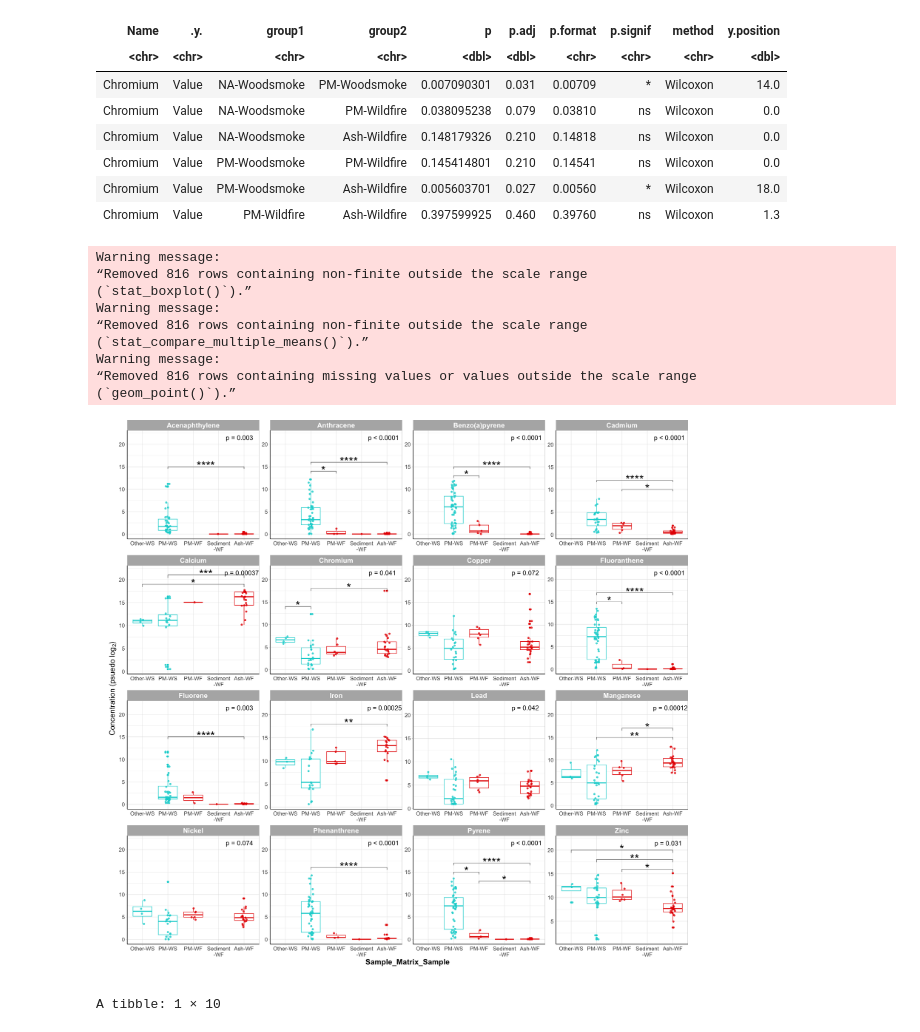
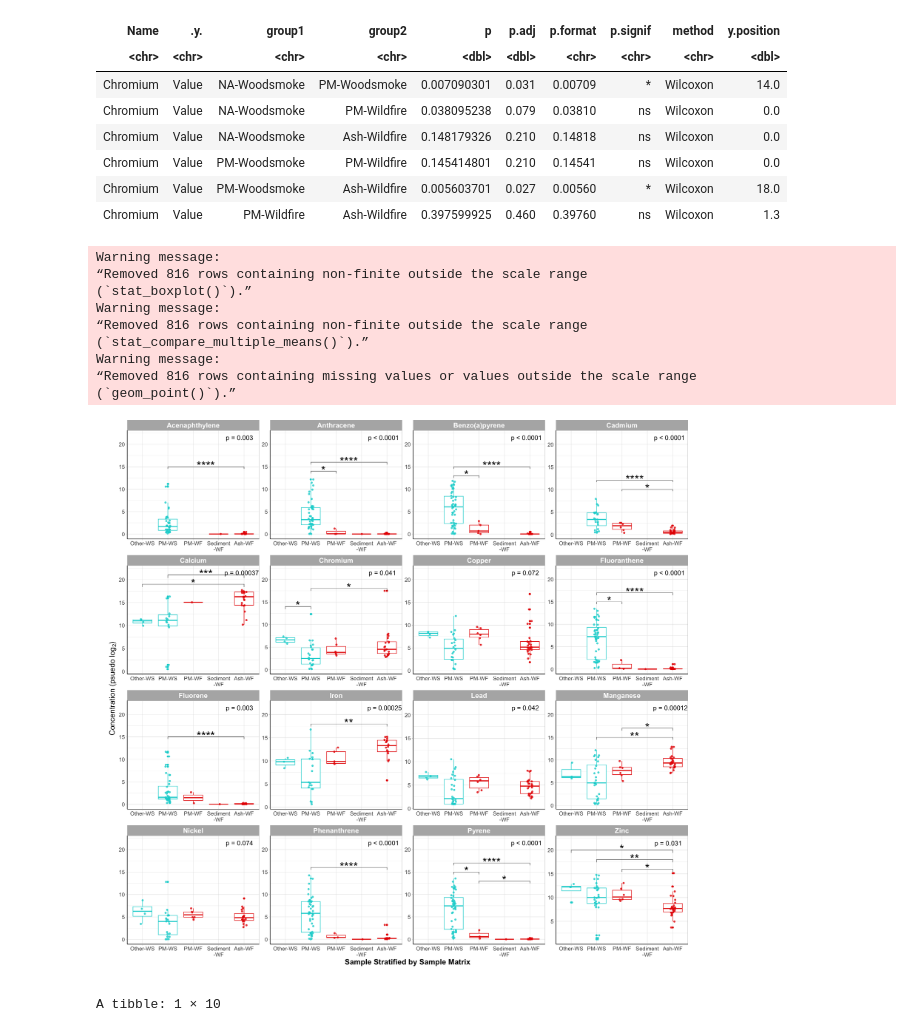
Before and after one commit to UNC-CEMALB/P1015.-Wildfire_Suffcient_Similiarity, a Jupyter notebook: 3. Individual Distribution Analyses/Boxplots.ipynb, the cells around one changed output. Cells and saved outputs as stored; diff of their text form; code cells hidden in the pictures.

```diff
--- a/3. Individual Distribution Analyses/Boxplots.ipynb
+++ b/3. Individual Distribution Analyses/Boxplots.ipynb
@@ -757,35 +757,35 @@ weight_sm_boxplots = ggplot(data = long_weight_df, aes(x = Sample_Matrix_Sample,
   stat_pvalue_manual(t_test_p_values_sm_weight %>%
                          filter(p.signif != 'ns', Name != "Copper"), label = "p.signif", size = 9) +
 
   facet_wrap(~Name, scales = 'free') +
 
   theme_light() +
   theme(axis.line = element_line(colour = "black"), #making x and y axes black
         axis.text = element_text(size = 12), #changing size of x axis labels
         legend.position = 'none', # removes legend
         plot.margin = unit(c(0,0,2,2), "lines"), # adding space at the bottom of the figure
         axis.title = element_text(face = "bold", size = rel(1.5)),
         strip.text.x = element_text(size = 15, face = "bold"), #changes size of facet x axis
         strip.text.y = element_text(size = 15, face = "bold")) + #changes axis titles
 
-  labs(y = expression("Concentration (psuedo "*log[2]*") ")) + #changing axis labels
+  labs(x = "Sample Stratified by Sample Matrix", y = expression("Concentration (psuedo "*log[2]*") ")) + #changing axis labels
   scale_color_manual(values = c('#e60000', '#00d2d2')) +
 
   scale_x_discrete(labels = c("PM-Woodsmoke" = "PM-WS", "Smoke-Wildfire" = "Smoke-WF", "NA-Woodsmoke" = "Other-WS",
                              "PM-Wildfire" = "PM-WF", "Sediment-Wildfire" = "Sediment\n-WF", "Ash-Wildfire" = "Ash-WF"))
 
 weight_sm_boxplots
 # %% [output]
 Warning message:
 “Removed 816 rows containing non-finite outside the scale range
 (`stat_boxplot()`).”
 Warning message:
 “Removed 816 rows containing non-finite outside the scale range
 (`stat_compare_multiple_means()`).”
 Warning message:
 “Removed 816 rows containing missing values or values outside the scale range
 (`geom_point()`).”
-[figure, old version]
+[figure, new version]
 # %%
 strata_ft_vol_df = long_vol_df %>%
     # only keeping groups that have at least 2 samples
```
Also changed, not shown: parts of 5 cells of this notebook.
